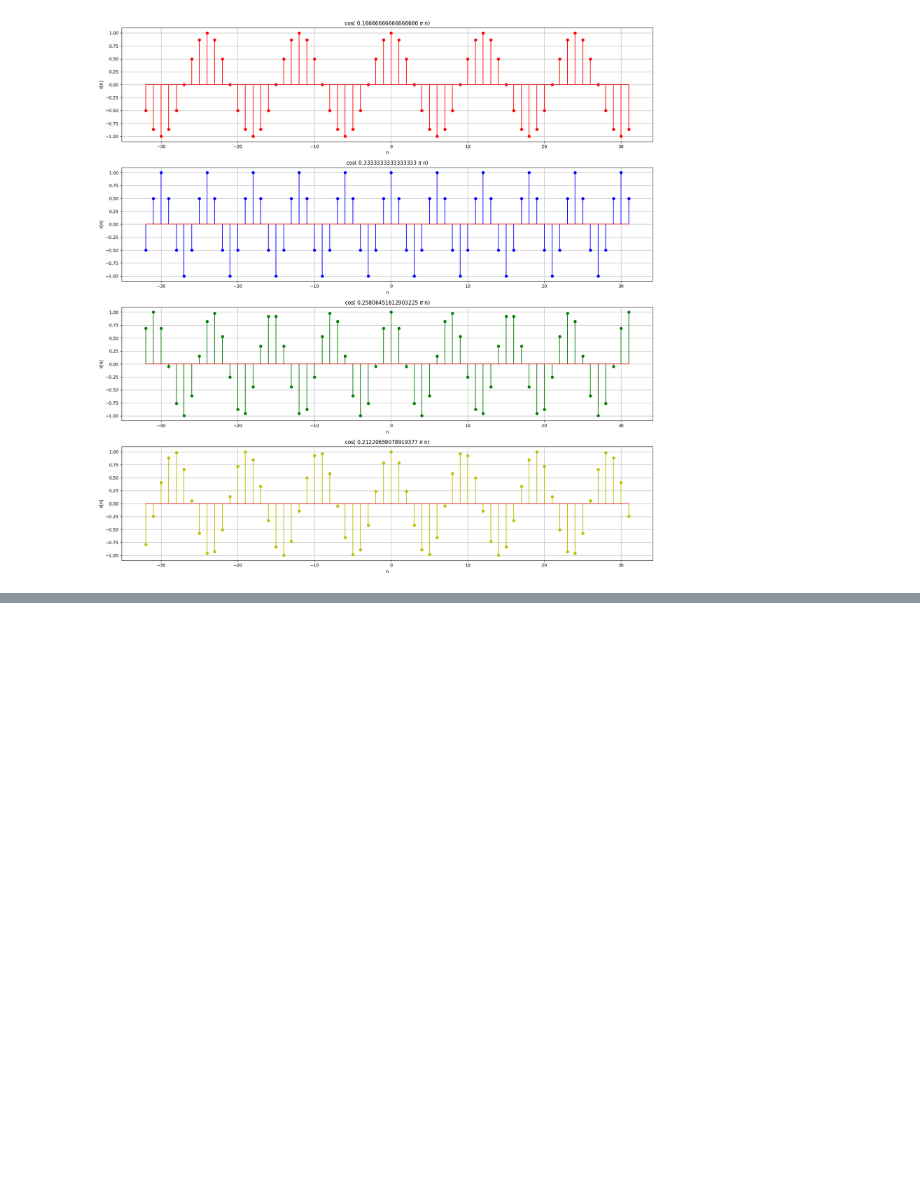
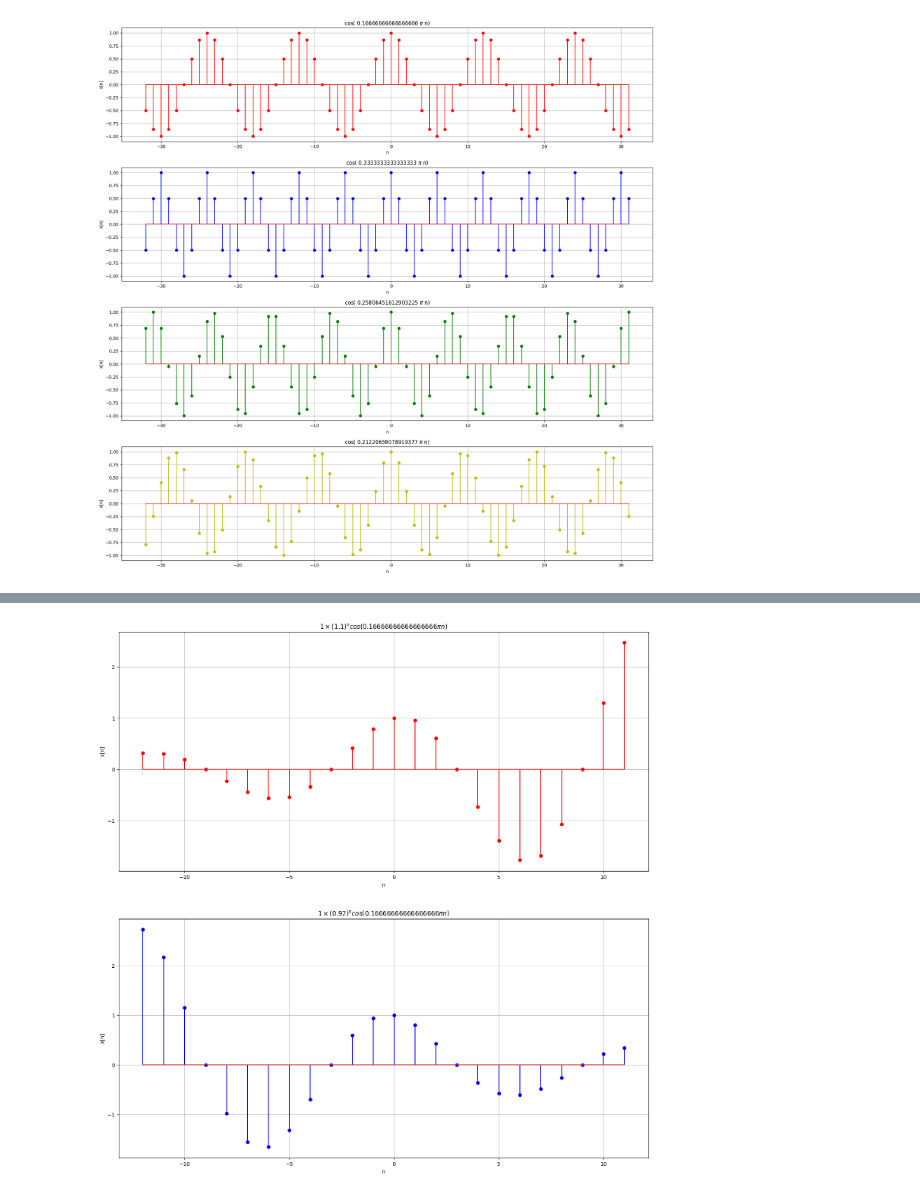
Before and after one commit to yhnx/Signal-labs, a Jupyter notebook: Signal_Plotting_In_Time_Domain.ipynb, the cells around one changed output, grey strips where cells are left out. Saved outputs shown, nothing was run; the diff lists cells and outputs as text; code cells hidden in the pictures; blank space fills up the shorter version.

```diff
--- a/Signal_Plotting_In_Time_Domain.ipynb
+++ b/Signal_Plotting_In_Time_Domain.ipynb
@@ -229,0 +238,18 @@ About the period for the periodic signals:
+# %%
+n = np.arange(-12, 12, 1) #The n interval is from -12 to 12 with a step of 1
+
+fig, ax = plt.subplots(2, 1, figsize=(18, 18)) # Create a 2x1 grid of Axes objects
+
+def real_expo_generator(c, alpha,w, row, ax, color='b'):
+    x = c * (abs(alpha) **n) * np.cos( w * n)
+    ax[row].stem(n, x, linefmt= color)
+    title = r"${} \times ({})^n cos ({} \pi n)$".format(c, alpha, w/np.pi)
+    ax[row].set_title(title)
+    ax[row].set_xlabel('n')
+    ax[row].set_ylabel('x[n]')
+    ax[row].grid(True)
+
+real_expo_generator(1, 1.1, np.pi/6, 0, ax, 'r') #Plots a graph with  C = 1, alpha = 1.1 and w = pi/6
+real_expo_generator(1, 0.92, np.pi/6, 1, ax) #Plots a graph with  C = 1, alpha = 0.92 and w = pi/6
+# %% [output]
+[figure, added]
```
Also changed, not shown: parts of 13 cells of this notebook.
